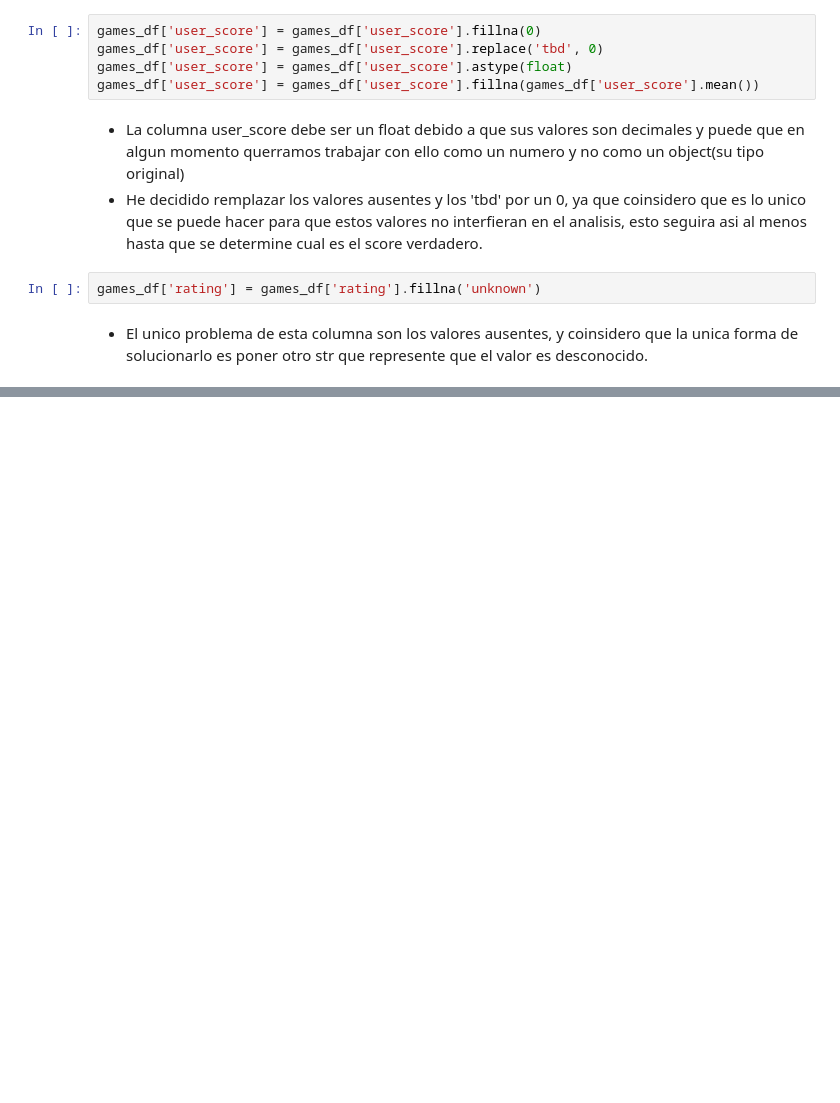
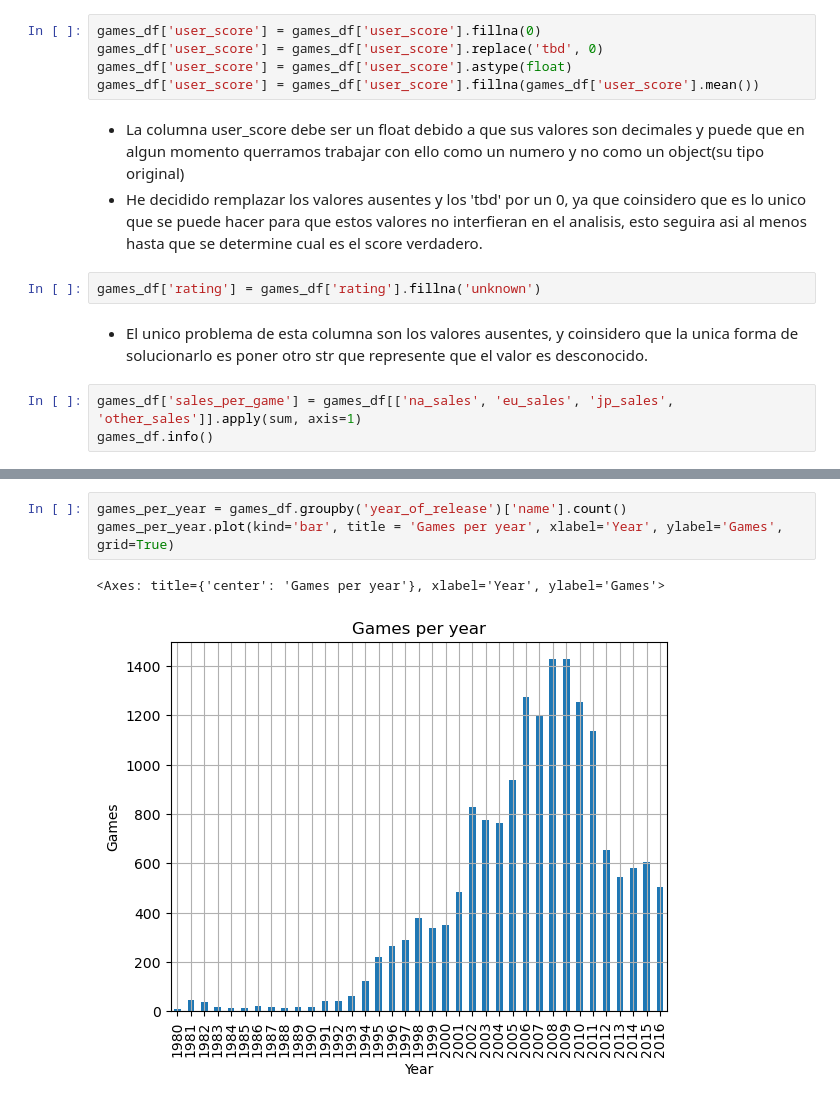
Before and after one commit to Sammat2507/proyecto-sprint-6, a Jupyter notebook: gamesnotebook.ipynb, the cells around one changed output, grey strips where cells are left out. Saved outputs shown, nothing was run; the diff lists cells and outputs as text; blank space fills up the shorter version.

```diff
--- a/gamesnotebook.ipynb
+++ b/gamesnotebook.ipynb
@@ -91,3 +91,6 @@ games_df['user_score'] = games_df['user_score'].fillna(games_df['user_score'].me
 games_df['rating'] = games_df['rating'].fillna('unknown')
 # %% [markdown]
 - El unico problema de esta columna son los valores ausentes, y coinsidero que la unica forma de solucionarlo es poner otro str que represente que el valor es desconocido.
+# %%
+games_df['sales_per_game'] = games_df[['na_sales', 'eu_sales', 'jp_sales', 'other_sales']].apply(sum, axis=1)
+games_df.info()
@@ -93,0 +117,6 @@ games_df['rating'] = games_df['rating'].fillna('unknown')
+# %%
+games_per_year = games_df.groupby('year_of_release')['name'].count()
+games_per_year.plot(kind='bar', title = 'Games per year', xlabel='Year', ylabel='Games', grid=True)
+# %% [output]
+<Axes: title={'center': 'Games per year'}, xlabel='Year', ylabel='Games'>
+[figure, added]
```
Also changed, not shown: parts of 6 cells of this notebook.
